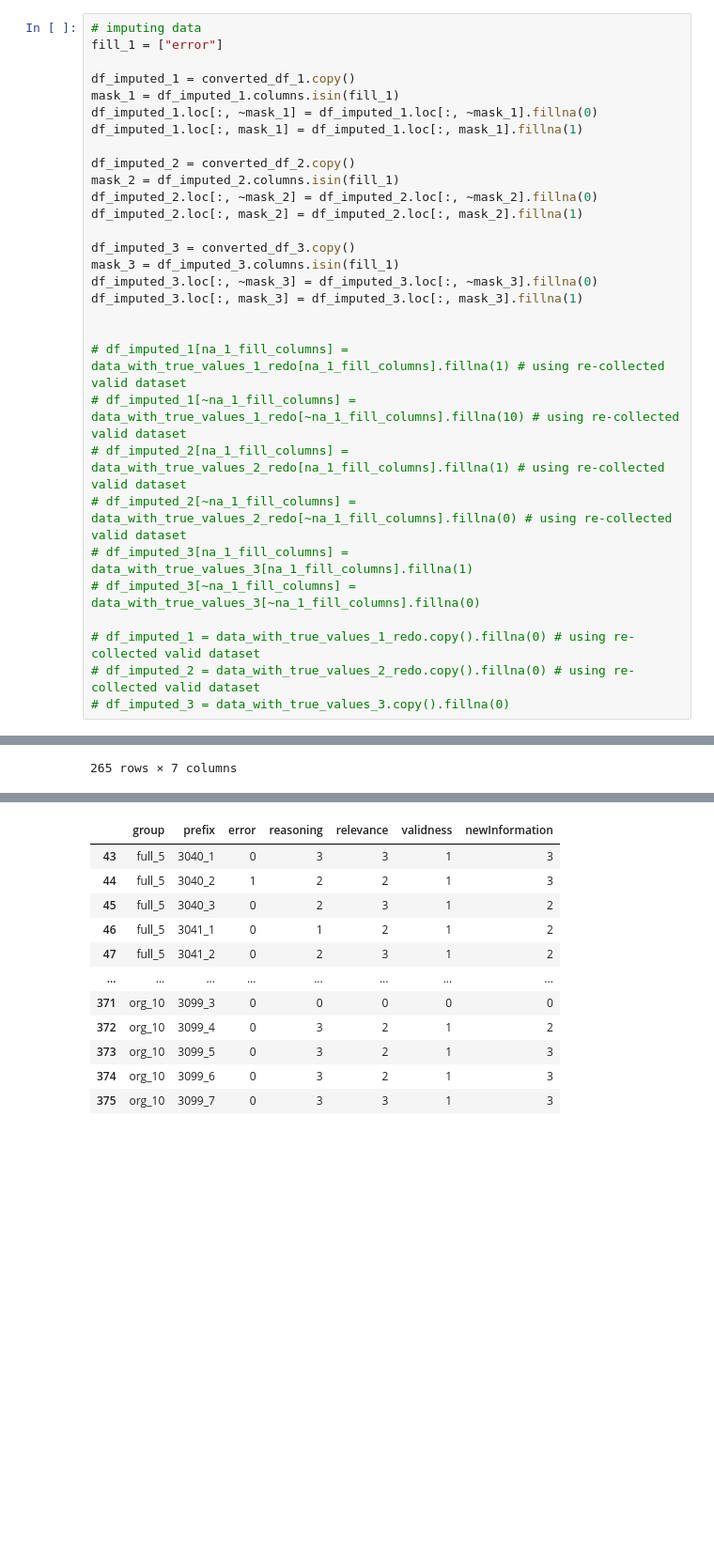
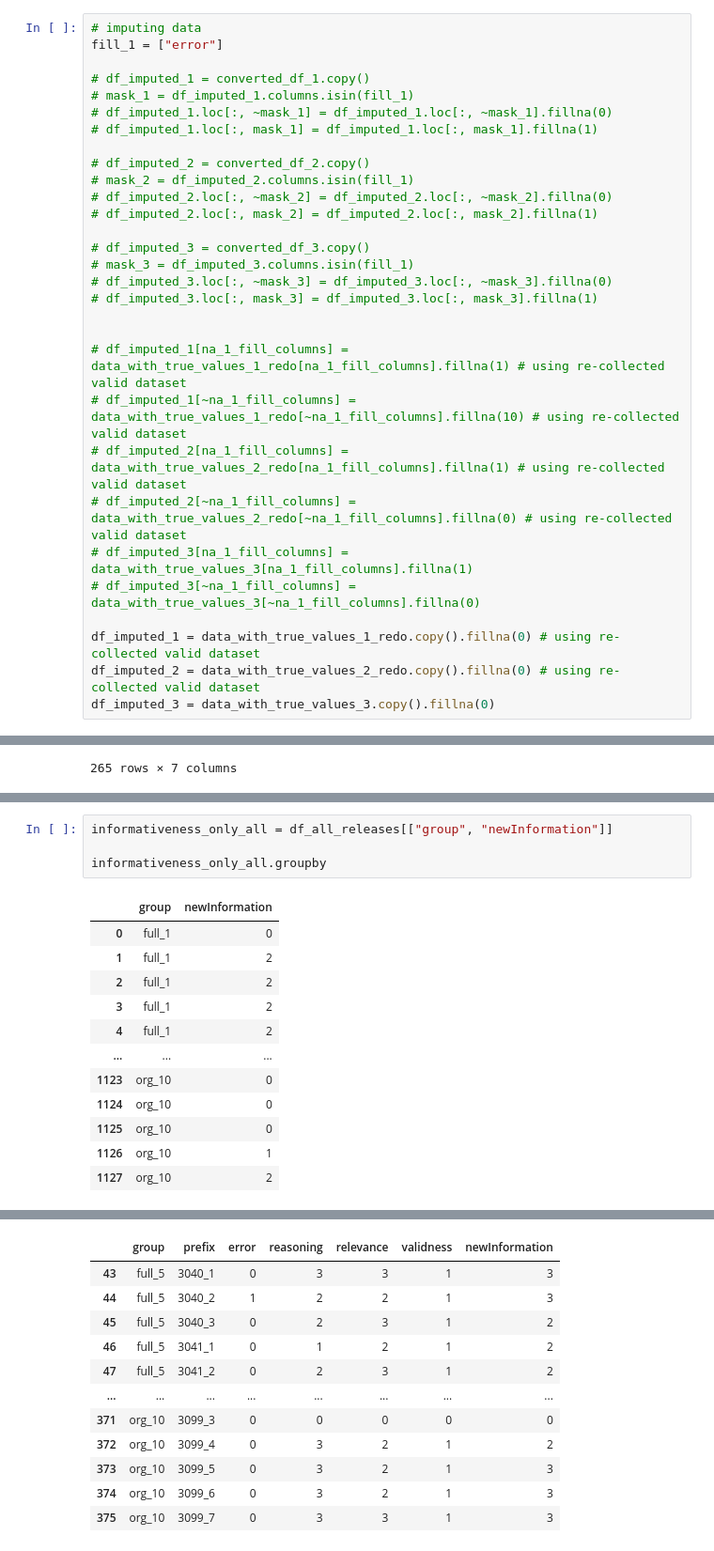
Before and after one commit to zheliu92/nlp_followupqg_public, a Jupyter notebook: Human_Evaluation/Helpers/mode_2_output_analysis.ipynb, the cells around one changed output, grey strips where cells are left out. Shown at 94% size. Drawn from its saved outputs; the diff is of its cells as text; blank space fills up the shorter version.

```diff
--- a/Human_Evaluation/Helpers/mode_2_output_analysis.ipynb
+++ b/Human_Evaluation/Helpers/mode_2_output_analysis.ipynb
@@ -428,20 +428,20 @@ converted_df_1
 # imputing data
 fill_1 = ["error"]
 
-df_imputed_1 = converted_df_1.copy()
-mask_1 = df_imputed_1.columns.isin(fill_1)
-df_imputed_1.loc[:, ~mask_1] = df_imputed_1.loc[:, ~mask_1].fillna(0)
-df_imputed_1.loc[:, mask_1] = df_imputed_1.loc[:, mask_1].fillna(1)
+# df_imputed_1 = converted_df_1.copy()
+# mask_1 = df_imputed_1.columns.isin(fill_1)
+# df_imputed_1.loc[:, ~mask_1] = df_imputed_1.loc[:, ~mask_1].fillna(0)
+# df_imputed_1.loc[:, mask_1] = df_imputed_1.loc[:, mask_1].fillna(1)
 
-df_imputed_2 = converted_df_2.copy()
-mask_2 = df_imputed_2.columns.isin(fill_1)
-df_imputed_2.loc[:, ~mask_2] = df_imputed_2.loc[:, ~mask_2].fillna(0)
-df_imputed_2.loc[:, mask_2] = df_imputed_2.loc[:, mask_2].fillna(1)
+# df_imputed_2 = converted_df_2.copy()
+# mask_2 = df_imputed_2.columns.isin(fill_1)
+# df_imputed_2.loc[:, ~mask_2] = df_imputed_2.loc[:, ~mask_2].fillna(0)
+# df_imputed_2.loc[:, mask_2] = df_imputed_2.loc[:, mask_2].fillna(1)
 
-df_imputed_3 = converted_df_3.copy()
-mask_3 = df_imputed_3.columns.isin(fill_1)
-df_imputed_3.loc[:, ~mask_3] = df_imputed_3.loc[:, ~mask_3].fillna(0)
-df_imputed_3.loc[:, mask_3] = df_imputed_3.loc[:, mask_3].fillna(1)
+# df_imputed_3 = converted_df_3.copy()
+# mask_3 = df_imputed_3.columns.isin(fill_1)
+# df_imputed_3.loc[:, ~mask_3] = df_imputed_3.loc[:, ~mask_3].fillna(0)
+# df_imputed_3.loc[:, mask_3] = df_imputed_3.loc[:, mask_3].fillna(1)
 
 
 # df_imputed_1[na_1_fill_columns] = data_with_true_values_1_redo[na_1_fill_columns].fillna(1) # using re-collected valid dataset
@@ -451,6 +451,6 @@ df_imputed_3.loc[:, mask_3] = df_imputed_3.loc[:, mask_3].fillna(1)
 # df_imputed_3[na_1_fill_columns] = data_with_true_values_3[na_1_fill_columns].fillna(1)
 # df_imputed_3[~na_1_fill_columns] = data_with_true_values_3[~na_1_fill_columns].fillna(0)
 
-# df_imputed_1 = data_with_true_values_1_redo.copy().fillna(0) # using re-collected valid dataset
-# df_imputed_2 = data_with_true_values_2_redo.copy().fillna(0) # using re-collected valid dataset
-# df_imputed_3 = data_with_true_values_3.copy().fillna(0)
+df_imputed_1 = data_with_true_values_1_redo.copy().fillna(0) # using re-collected valid dataset
+df_imputed_2 = data_with_true_values_2_redo.copy().fillna(0) # using re-collected valid dataset
+df_imputed_3 = data_with_true_values_3.copy().fillna(0)
@@ -578,3 +560,20 @@ Mean and Variance from all Data:
 +----------------+---------------------------+-------------------------------+-------------------------------+-----------------------------------+--------------------------+--------------------------- ...
 | newInformation |                  1.29508  |                      0.822277 |                      0.77551  |                          0.956308 |                 1.45171  |                    1.12969 ...
 +----------------+---------------------------+-------------------------------+-------------------------------+-----------------------------------+--------------------------+--------------------------- ...
+# %%
+informativeness_only_all = df_all_releases[["group", "newInformation"]]
+
+informativeness_only_all.groupby
+# %% [output]
+|  | group | newInformation |
+| 0 | full_1 | 0 |
+| 1 | full_1 | 2 |
+| 2 | full_1 | 2 |
+| 3 | full_1 | 2 |
+| 4 | full_1 | 2 |
+| ... | ... | ... |
+| 1123 | org_10 | 0 |
+| 1124 | org_10 | 0 |
+| 1125 | org_10 | 0 |
+| 1126 | org_10 | 1 |
+| 1127 | org_10 | 2 |
```
Also changed, not shown: parts of 5 cells of this notebook.
